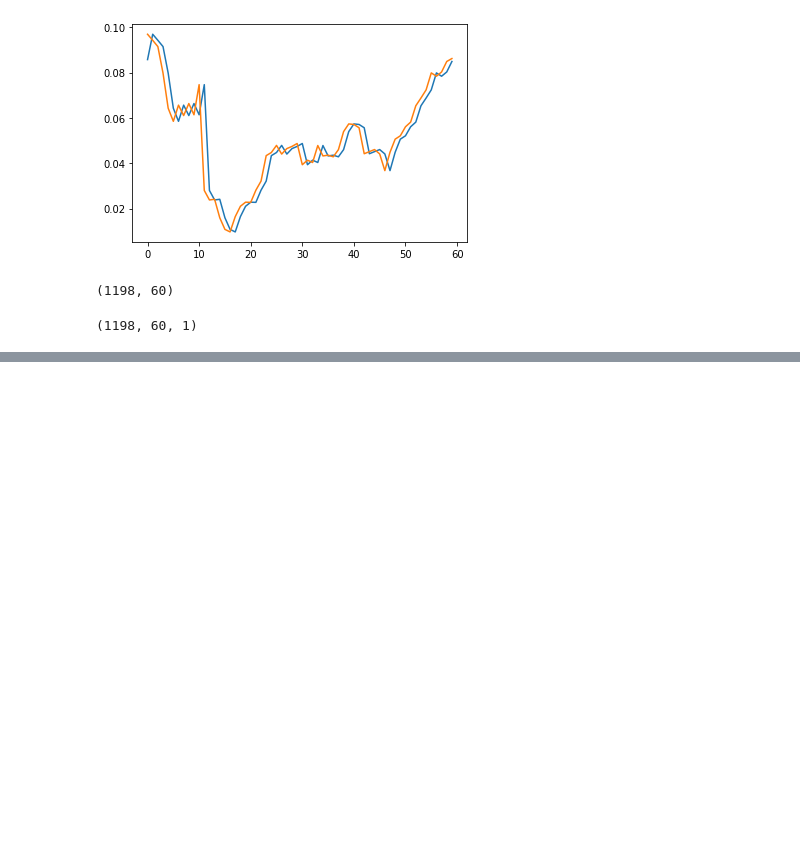
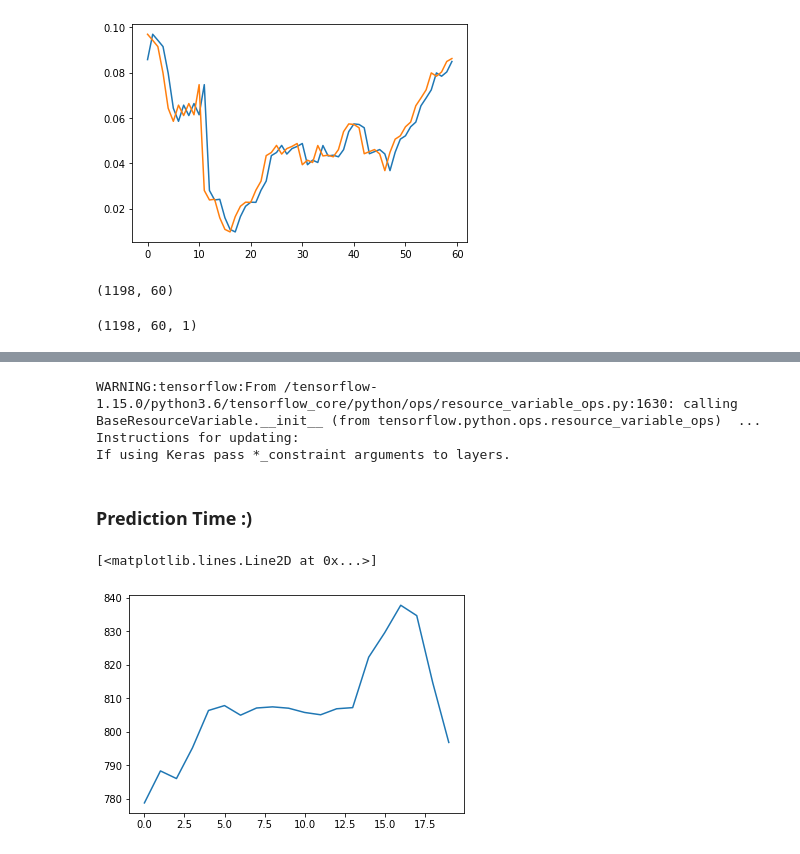
Before and after one commit to shivampip/stock-price-prediction, a Jupyter notebook: Stock_Price_Prediction.ipynb, the cells around one changed output, grey strips where cells are left out. Cells and saved outputs as stored; diff of their text form; code cells hidden in the pictures; blank space fills up the shorter version.

```diff
--- a/Stock_Price_Prediction.ipynb
+++ b/Stock_Price_Prediction.ipynb
@@ -100,0 +148,18 @@ X_train.shape
+# %%
+import tensorflow as tf
+rnn= tf.keras.models.load_model("stock_predictor_model")
+# %% [output]
+WARNING:tensorflow:From /tensorflow-1.15.0/python3.6/tensorflow_core/python/ops/resource_variable_ops.py:1630: calling BaseResourceVariable.__init__ (from tensorflow.python.ops.resource_variable_ops)  ...
+Instructions for updating:
+If using Keras pass *_constraint arguments to layers.
+# %% [markdown]
+### Prediction Time :)
+# %%
+ds_test= pd.read_csv("Google_Stock_Price_Test.csv")
+# %%
+real_stock_price= ds_test.iloc[:, 1:2].values
+# %%
+plt.plot(real_stock_price)
+# %% [output]
+[<matplotlib.lines.Line2D at 0x...>]
+[figure, added]
```
Also changed, not shown: parts of 11 cells of this notebook.
